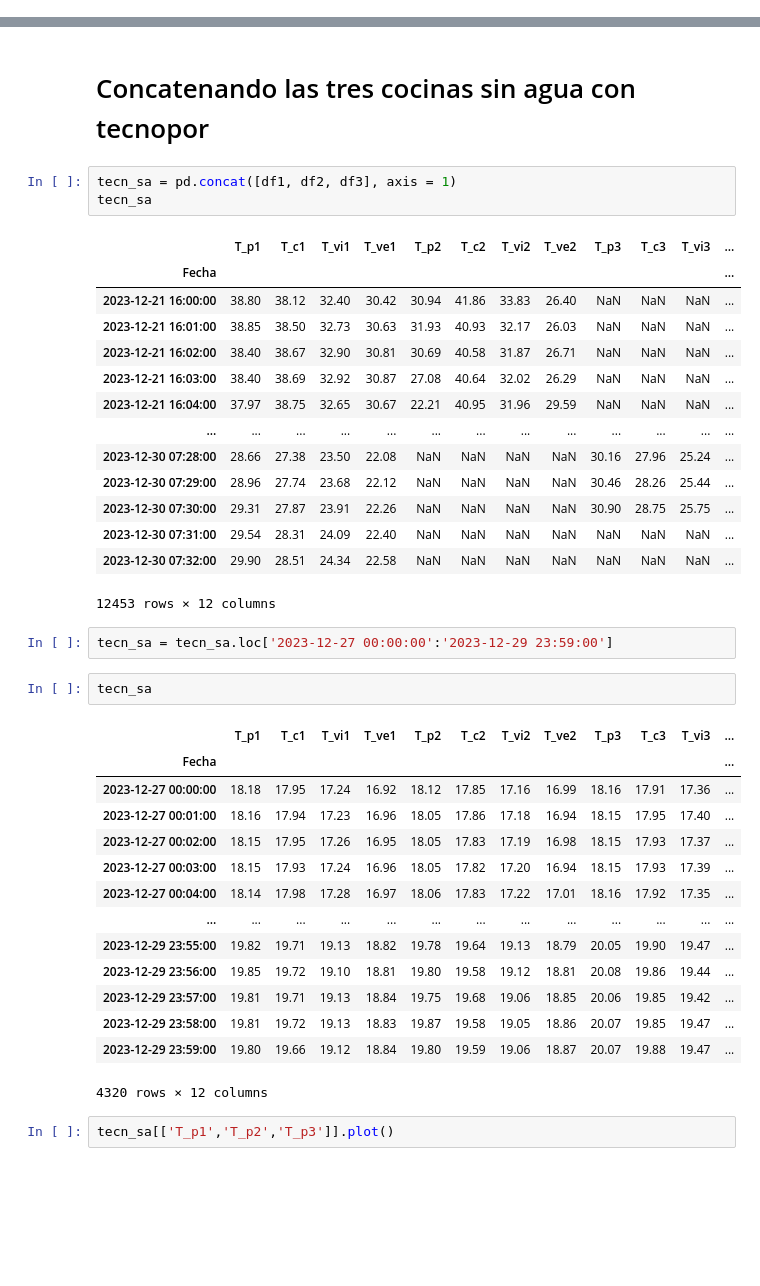
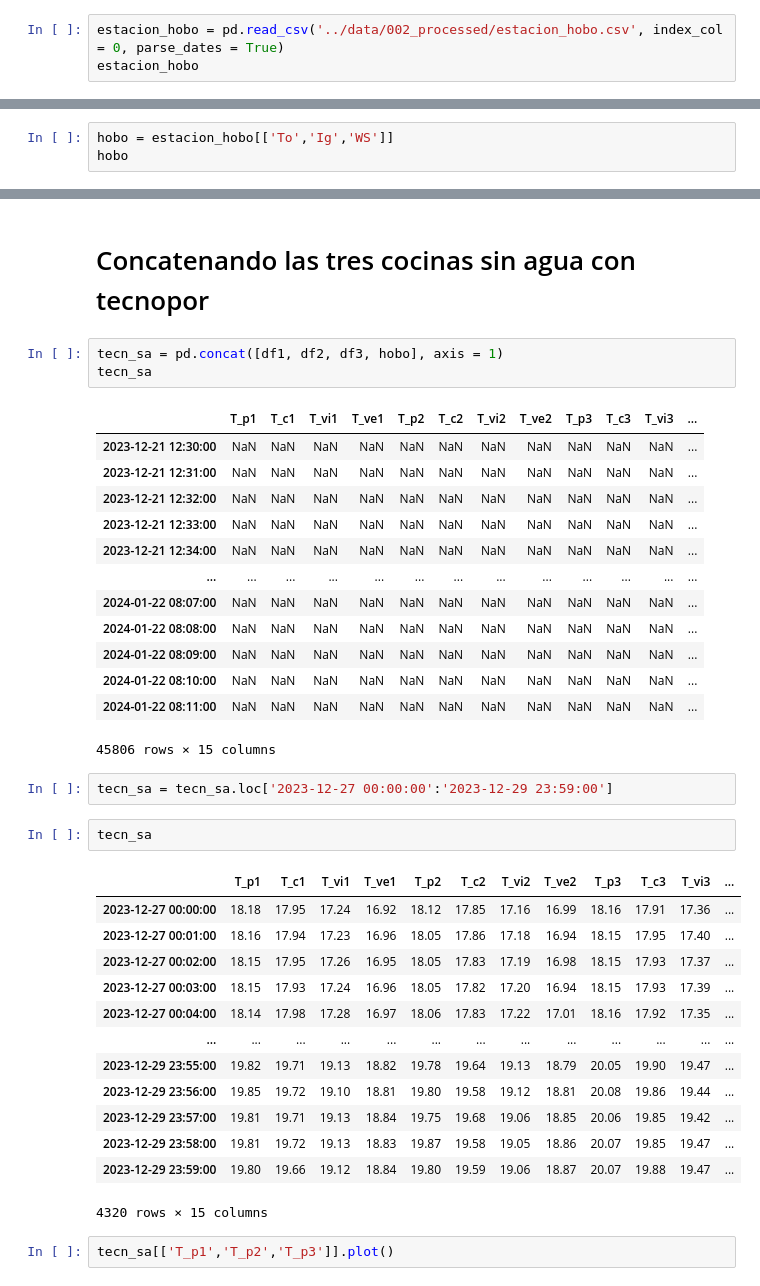
Before and after one commit to JohnChL/Tesis_Maria_UNJBG, a Jupyter notebook: notebooks/001_Tecnopor_SinAgua.ipynb, the cells around one changed output, grey strips where cells are left out. Drawn from its saved outputs; the diff is of its cells as text; blank space fills up the shorter version.

```diff
--- a/notebooks/001_Tecnopor_SinAgua.ipynb
+++ b/notebooks/001_Tecnopor_SinAgua.ipynb
@@ -139,0 +142,3 @@ df3.describe()
+# %%
+estacion_hobo = pd.read_csv('../data/002_processed/estacion_hobo.csv', index_col = 0, parse_dates = True)
+estacion_hobo
@@ -139,0 +160,3 @@ df3.describe()
+# %%
+hobo = estacion_hobo[['To','Ig','WS']]
+hobo
@@ -140,30 +178,28 @@ df3.describe()
 # %% [markdown]
 # Concatenando las tres cocinas sin agua con tecnopor
 # %%
-tecn_sa = pd.concat([df1, df2, df3], axis = 1)
+tecn_sa = pd.concat([df1, df2, df3, hobo], axis = 1)
 tecn_sa
 # %% [output]
 |  | T_p1 | T_c1 | T_vi1 | T_ve1 | T_p2 | T_c2 | T_vi2 | T_ve2 | T_p3 | T_c3 | T_vi3 | ... |
-| Fecha |  |  |  |  |  |  |  |  |  |  |  | ... |
-| 2023-12-21 16:00:00 | 38.80 | 38.12 | 32.40 | 30.42 | 30.94 | 41.86 | 33.83 | 26.40 | NaN | NaN | NaN | ... |
-| 2023-12-21 16:01:00 | 38.85 | 38.50 | 32.73 | 30.63 | 31.93 | 40.93 | 32.17 | 26.03 | NaN | NaN | NaN | ... |
-| 2023-12-21 16:02:00 | 38.40 | 38.67 | 32.90 | 30.81 | 30.69 | 40.58 | 31.87 | 26.71 | NaN | NaN | NaN | ... |
-| 2023-12-21 16:03:00 | 38.40 | 38.69 | 32.92 | 30.87 | 27.08 | 40.64 | 32.02 | 26.29 | NaN | NaN | NaN | ... |
-| 2023-12-21 16:04:00 | 37.97 | 38.75 | 32.65 | 30.67 | 22.21 | 40.95 | 31.96 | 29.59 | NaN | NaN | NaN | ... |
+| 2023-12-21 12:30:00 | NaN | NaN | NaN | NaN | NaN | NaN | NaN | NaN | NaN | NaN | NaN | ... |
+| 2023-12-21 12:31:00 | NaN | NaN | NaN | NaN | NaN | NaN | NaN | NaN | NaN | NaN | NaN | ... |
+| 2023-12-21 12:32:00 | NaN | NaN | NaN | NaN | NaN | NaN | NaN | NaN | NaN | NaN | NaN | ... |
+| 2023-12-21 12:33:00 | NaN | NaN | NaN | NaN | NaN | NaN | NaN | NaN | NaN | NaN | NaN | ... |
+| 2023-12-21 12:34:00 | NaN | NaN | NaN | NaN | NaN | NaN | NaN | NaN | NaN | NaN | NaN | ... |
 | ... | ... | ... | ... | ... | ... | ... | ... | ... | ... | ... | ... | ... |
-| 2023-12-30 07:28:00 | 28.66 | 27.38 | 23.50 | 22.08 | NaN | NaN | NaN | NaN | 30.16 | 27.96 | 25.24 | ... |
-| 2023-12-30 07:29:00 | 28.96 | 27.74 | 23.68 | 22.12 | NaN | NaN | NaN | NaN | 30.46 | 28.26 | 25.44 | ... |
-| 2023-12-30 07:30:00 | 29.31 | 27.87 | 23.91 | 22.26 | NaN | NaN | NaN | NaN | 30.90 | 28.75 | 25.75 | ... |
-| 2023-12-30 07:31:00 | 29.54 | 28.31 | 24.09 | 22.40 | NaN | NaN | NaN | NaN | NaN | NaN | NaN | ... |
-| 2023-12-30 07:32:00 | 29.90 | 28.51 | 24.34 | 22.58 | NaN | NaN | NaN | NaN | NaN | NaN | NaN | ... |
+| 2024-01-22 08:07:00 | NaN | NaN | NaN | NaN | NaN | NaN | NaN | NaN | NaN | NaN | NaN | ... |
+| 2024-01-22 08:08:00 | NaN | NaN | NaN | NaN | NaN | NaN | NaN | NaN | NaN | NaN | NaN | ... |
+| 2024-01-22 08:09:00 | NaN | NaN | NaN | NaN | NaN | NaN | NaN | NaN | NaN | NaN | NaN | ... |
+| 2024-01-22 08:10:00 | NaN | NaN | NaN | NaN | NaN | NaN | NaN | NaN | NaN | NaN | NaN | ... |
+| 2024-01-22 08:11:00 | NaN | NaN | NaN | NaN | NaN | NaN | NaN | NaN | NaN | NaN | NaN | ... |
-12453 rows × 12 columns
+45806 rows × 15 columns
 # %%
 tecn_sa = tecn_sa.loc['2023-12-27 00:00:00':'2023-12-29 23:59:00']
 # %%
 tecn_sa
 # %% [output]
 |  | T_p1 | T_c1 | T_vi1 | T_ve1 | T_p2 | T_c2 | T_vi2 | T_ve2 | T_p3 | T_c3 | T_vi3 | ... |
-| Fecha |  |  |  |  |  |  |  |  |  |  |  | ... |
 | 2023-12-27 00:00:00 | 18.18 | 17.95 | 17.24 | 16.92 | 18.12 | 17.85 | 17.16 | 16.99 | 18.16 | 17.91 | 17.36 | ... |
 | 2023-12-27 00:01:00 | 18.16 | 17.94 | 17.23 | 16.96 | 18.05 | 17.86 | 17.18 | 16.94 | 18.15 | 17.95 | 17.40 | ... |
 | 2023-12-27 00:02:00 | 18.15 | 17.95 | 17.26 | 16.95 | 18.05 | 17.83 | 17.19 | 16.98 | 18.15 | 17.93 | 17.37 | ... |
@@ -175,7 +211,7 @@ tecn_sa
 | 2023-12-29 23:57:00 | 19.81 | 19.71 | 19.13 | 18.84 | 19.75 | 19.68 | 19.06 | 18.85 | 20.06 | 19.85 | 19.42 | ... |
 | 2023-12-29 23:58:00 | 19.81 | 19.72 | 19.13 | 18.83 | 19.87 | 19.58 | 19.05 | 18.86 | 20.07 | 19.85 | 19.47 | ... |
 | 2023-12-29 23:59:00 | 19.80 | 19.66 | 19.12 | 18.84 | 19.80 | 19.59 | 19.06 | 18.87 | 20.07 | 19.88 | 19.47 | ... |
-4320 rows × 12 columns
+4320 rows × 15 columns
 # %%
 tecn_sa[['T_p1','T_p2','T_p3']].plot()
 # %% [output]
```
Also changed, not shown: parts of 9 cells of this notebook.
